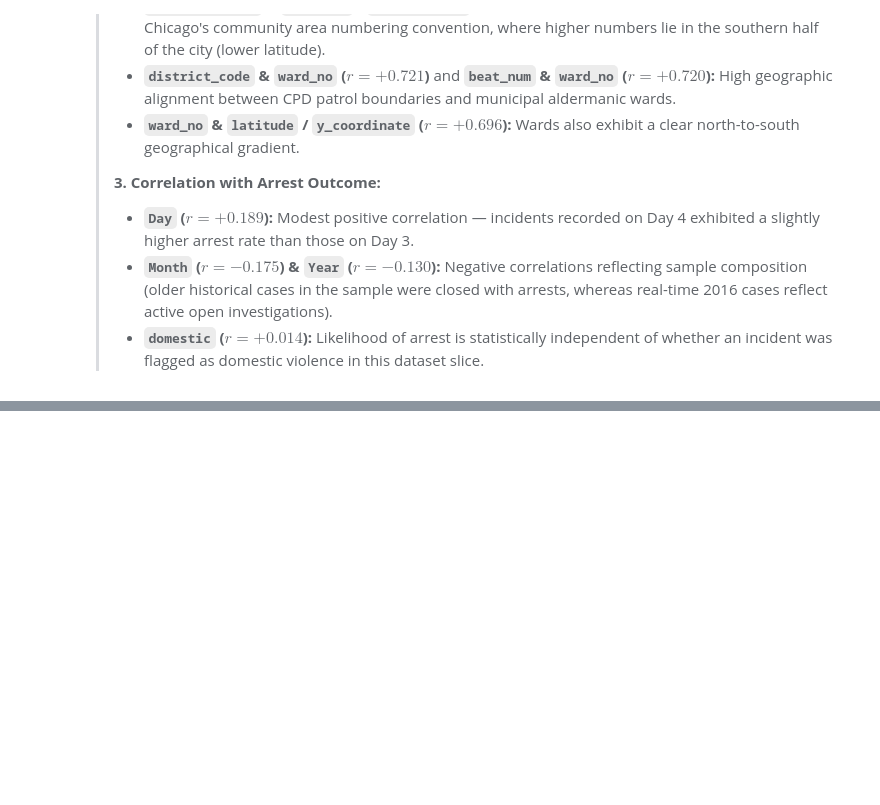
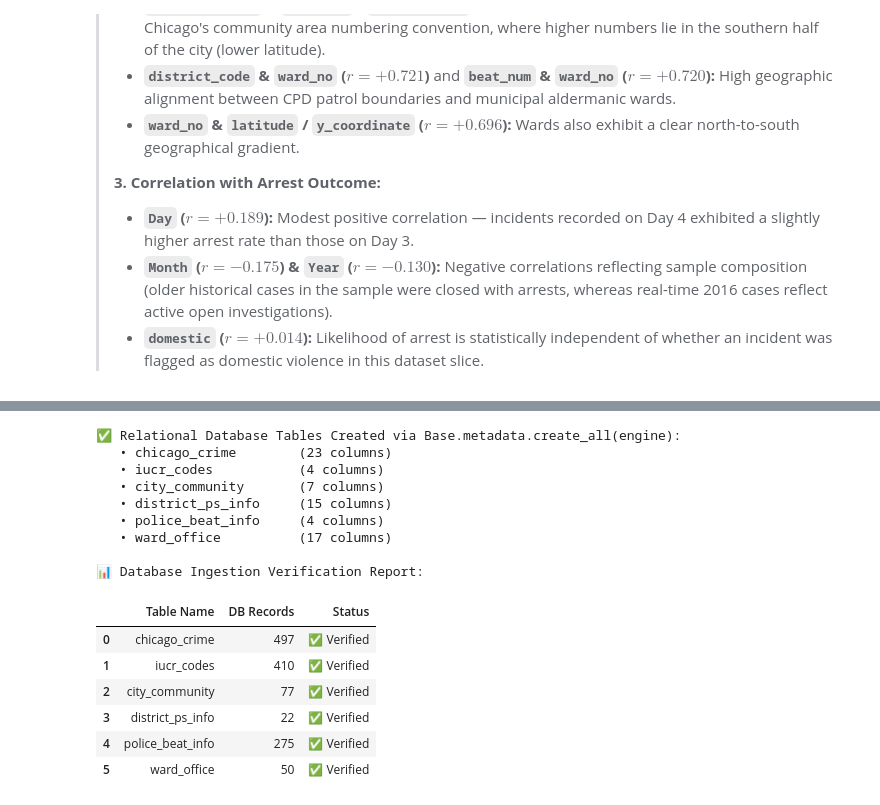
Before and after one commit to LUFFY-KIngofCoder/HON, a Jupyter notebook: EDA2.ipynb, the cells around one changed output, grey strips where cells are left out. Cells and saved outputs as stored; diff of their text form; code cells hidden in the pictures; blank space fills up the shorter version.

```diff
--- a/EDA2.ipynb
+++ b/EDA2.ipynb
@@ -1617,0 +1688,72 @@ display(arrest_corrs)
+# %%
+# ── Task 1.2: Create Database Schema via Base.metadata.create_all & Ingest ───
+import os
+import sys
+if os.getcwd() not in sys.path:
+    sys.path.insert(0, os.getcwd())
+
+from app.db.database import engine, Base
+from app.models import (
+    ChicagoCrime,
+    IUCRCode,
+    CityCommunity,
+    DistrictPSInfo,
+    PoliceBeatInfo,
+    WardOffice
+)
+
+# 1. Re-create all relational tables from declarative models
+Base.metadata.drop_all(engine)
+Base.metadata.create_all(engine)
+
+print('✅ Relational Database Tables Created via Base.metadata.create_all(engine):')
+for table_name in Base.metadata.tables.keys():
+    table = Base.metadata.tables[table_name]
+    print(f'   • {table_name:20s} ({len(table.columns)} columns)')
+
+# Helper: insert only columns that exist in both the df and the ORM model (case-insensitive)
+def safe_insert(df, model, table_name, eng):
+    valid_cols = [c.name for c in model.__table__.columns]
+    col_map = {c.lower(): c for c in df.columns}
+    selected = {}
+    for vc in valid_cols:
+        if vc in df.columns:
+            selected[vc] = df[vc]
+        elif vc.lower() in col_map:
+            selected[vc] = df[col_map[vc.lower()]]
+    df_to_insert = pd.DataFrame(selected)
+    df_to_insert.to_sql(table_name, con=eng, if_exists='append', index=False)
+
+# 2. Ingest all 6 datasets — reference tables already cleaned in-place above
+safe_insert(df_crime,  ChicagoCrime,   'chicago_crime',    engine)
+safe_insert(df_iucr,   IUCRCode,       'iucr_codes',       engine)
+safe_insert(df_comm,   CityCommunity,  'city_community',   engine)
+safe_insert(df_dis,    DistrictPSInfo, 'district_ps_info', engine)
+safe_insert(df_beat,   PoliceBeatInfo, 'police_beat_info', engine)
+safe_insert(df_ward,   WardOffice,     'ward_office',      engine)
+
+# 3. Verify row counts directly from SQLite
+db_audit = []
+for table_name in Base.metadata.tables.keys():
+    count = pd.read_sql(f'SELECT COUNT(*) as count FROM {table_name}', engine).iloc[0]['count']
+    db_audit.append({'Table Name': table_name, 'DB Records': count, 'Status': '✅ Verified'})
+
+print('\n📊 Database Ingestion Verification Report:')
+display(pd.DataFrame(db_audit))
+# %% [output]
+✅ Relational Database Tables Created via Base.metadata.create_all(engine):
+   • chicago_crime        (23 columns)
+   • iucr_codes           (4 columns)
+   • city_community       (7 columns)
+   • district_ps_info     (15 columns)
+   • police_beat_info     (4 columns)
+   • ward_office          (17 columns)
+
+📊 Database Ingestion Verification Report:
+|  | Table Name | DB Records | Status |
+| 0 | chicago_crime | 497 | ✅ Verified |
+| 1 | iucr_codes | 410 | ✅ Verified |
+| 2 | city_community | 77 | ✅ Verified |
+| 3 | district_ps_info | 22 | ✅ Verified |
+| 4 | police_beat_info | 275 | ✅ Verified |
+| 5 | ward_office | 50 | ✅ Verified |
```
Also changed, not shown: parts of 17 cells of this notebook, 14 other files.
